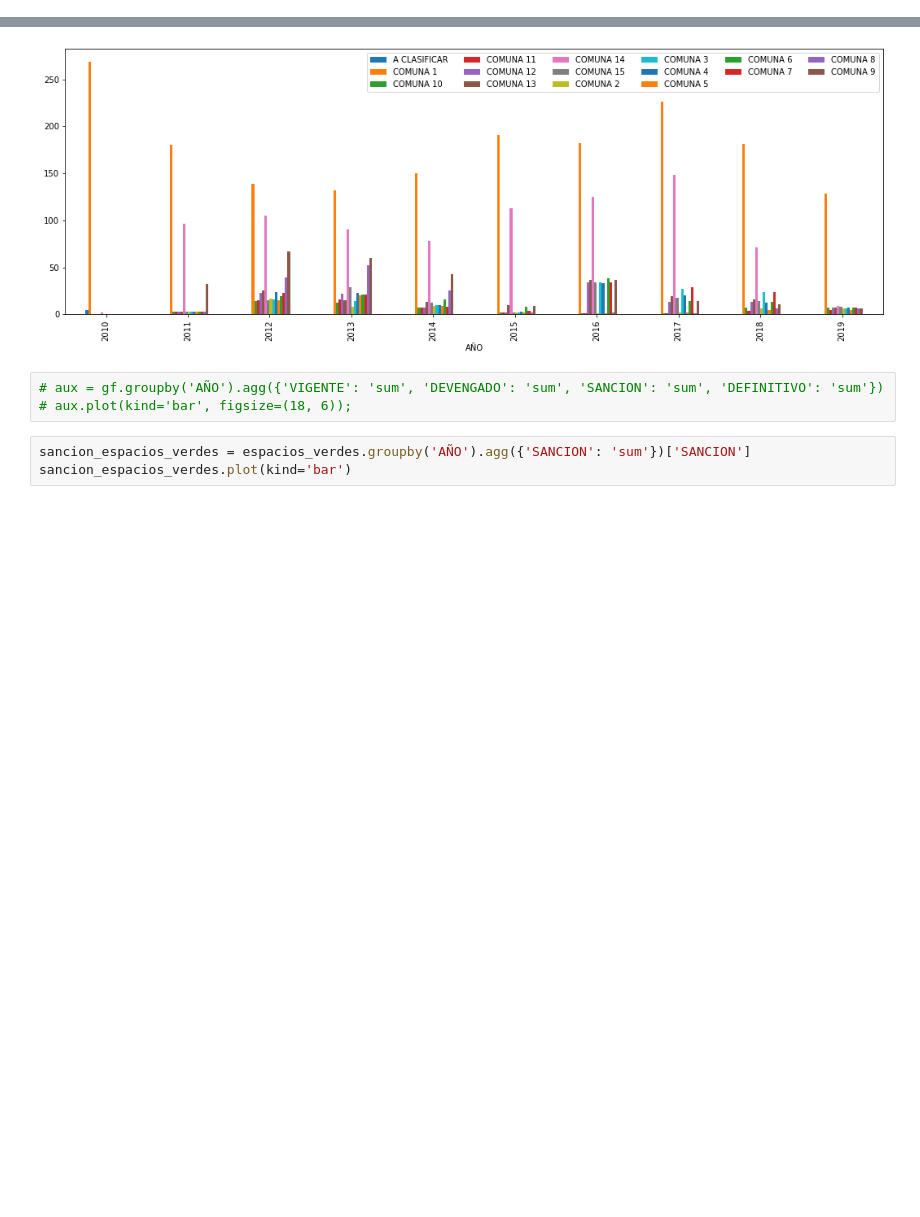
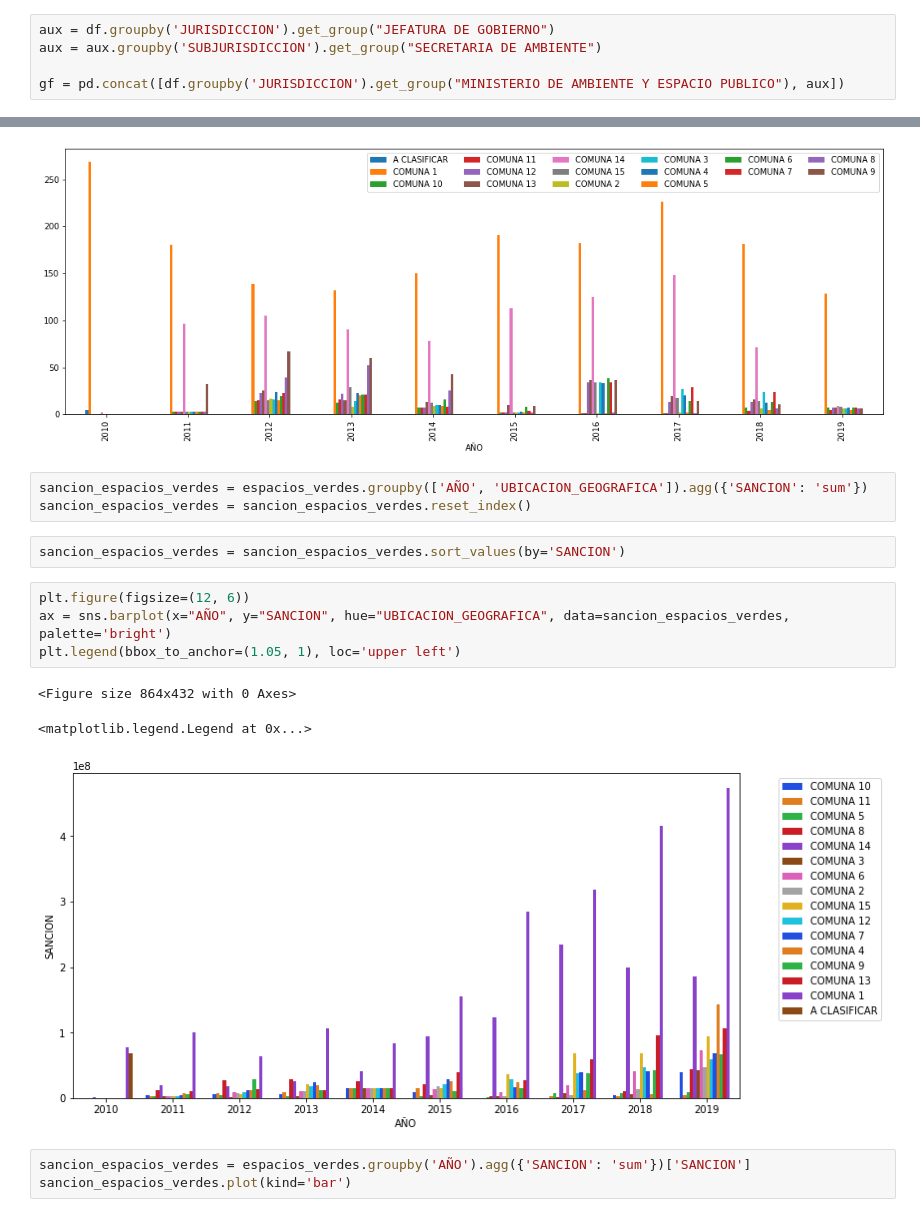
Before and after one commit to tomasdestefano/data_science_clusterai2020_destefano, a Jupyter notebook: presupuestos/eda_presupuestos.ipynb, the cells around one changed output, grey strips where cells are left out. Cells and saved outputs as stored; diff of their text form; blank space fills up the shorter version.

```diff
--- a/presupuestos/eda_presupuestos.ipynb
+++ b/presupuestos/eda_presupuestos.ipynb
@@ -77,2 +81,7 @@ gf = pd.concat([df.groupby('JURISDICCION').get_group("MINISTERIO DE AMBIENTE Y E
+# %%
+aux = df.groupby('JURISDICCION').get_group("JEFATURA DE GOBIERNO")
+aux = aux.groupby('SUBJURISDICCION').get_group("SECRETARIA DE AMBIENTE")
+
+gf = pd.concat([df.groupby('JURISDICCION').get_group("MINISTERIO DE AMBIENTE Y ESPACIO PUBLICO"), aux])
 # %%
 gf['SANCION'] = gf['SANCION'].astype(float)
@@ -348,9 +360,19 @@ plt.legend(loc="upper right", ncol=6);
 # %% [output]
 <Figure size 1296x864 with 0 Axes>
 [figure]
-# %%
-# aux = gf.groupby('AÑO').agg({'VIGENTE': 'sum', 'DEVENGADO': 'sum', 'SANCION': 'sum', 'DEFINITIVO': 'sum'})
-# aux.plot(kind='bar', figsize=(18, 6));
+# %%
+sancion_espacios_verdes = espacios_verdes.groupby(['AÑO', 'UBICACION_GEOGRAFICA']).agg({'SANCION': 'sum'})
+sancion_espacios_verdes = sancion_espacios_verdes.reset_index()
+# %%
+sancion_espacios_verdes = sancion_espacios_verdes.sort_values(by='SANCION')
+# %%
+plt.figure(figsize=(12, 6))
+ax = sns.barplot(x="AÑO", y="SANCION", hue="UBICACION_GEOGRAFICA", data=sancion_espacios_verdes, palette='bright')
+plt.legend(bbox_to_anchor=(1.05, 1), loc='upper left')
+# %% [output]
+<Figure size 864x432 with 0 Axes>
+<matplotlib.legend.Legend at 0x...>
+[figure, added]
 # %%
 sancion_espacios_verdes = espacios_verdes.groupby('AÑO').agg({'SANCION': 'sum'})['SANCION']
 sancion_espacios_verdes.plot(kind='bar')
```
Also changed, not shown: parts of 21 cells of this notebook.
